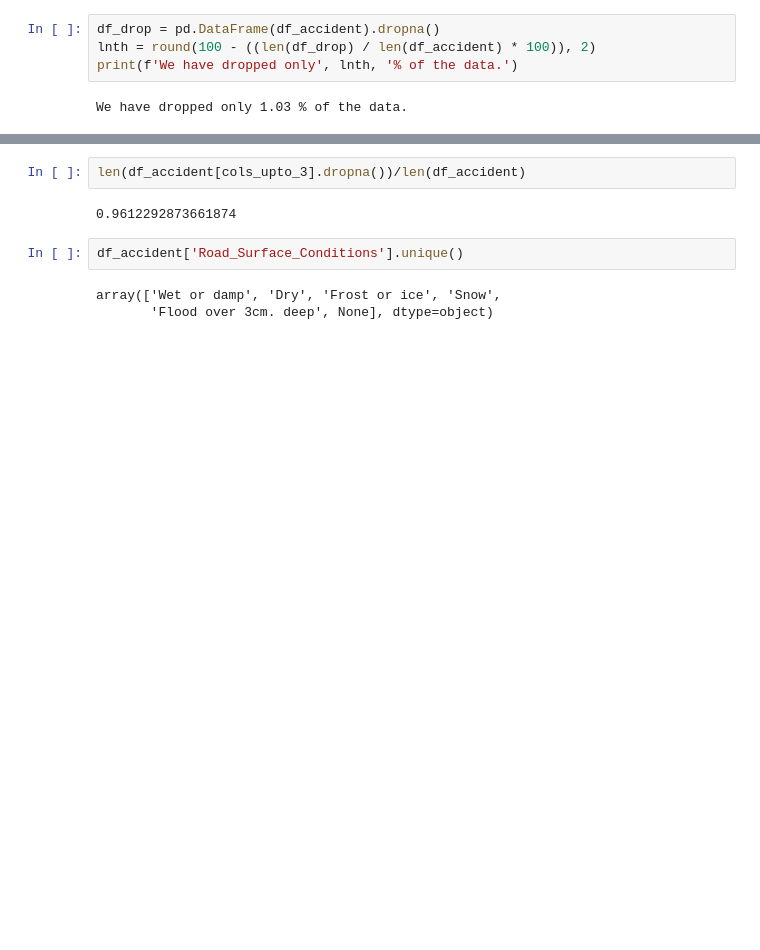
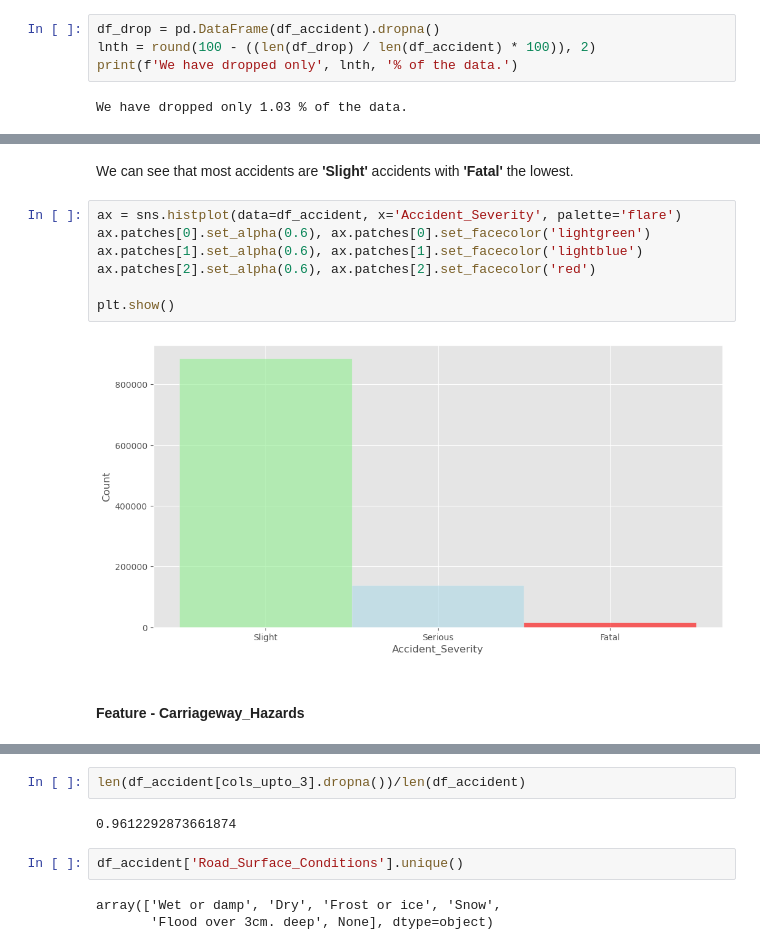
Before and after one commit to kmedri/-Omdena_Predicting_RTC_Severity_main, a Jupyter notebook: Group_1_Predicting_RTC_Severity/Predicting_RTC_Severity.ipynb, the cells around one changed output, grey strips where cells are left out. Cells and saved outputs as stored; diff of their text form; blank space fills up the shorter version.

```diff
--- a/Group_1_Predicting_RTC_Severity/Predicting_RTC_Severity.ipynb
+++ b/Group_1_Predicting_RTC_Severity/Predicting_RTC_Severity.ipynb
@@ -520,0 +612,13 @@ df_accident[cols_upto_3].sample(5)
+# %% [markdown]
+We can see that most accidents are **'Slight'** accidents with **'Fatal'** the lowest.
+# %%
+ax = sns.histplot(data=df_accident, x='Accident_Severity', palette='flare')
+ax.patches[0].set_alpha(0.6), ax.patches[0].set_facecolor('lightgreen')
+ax.patches[1].set_alpha(0.6), ax.patches[1].set_facecolor('lightblue')
+ax.patches[2].set_alpha(0.6), ax.patches[2].set_facecolor('red')
+
+plt.show()
+# %% [output]
+[figure, added]
+# %% [markdown]
+#### Feature - Carriageway_Hazards
```
Also changed, not shown: parts of 38 cells of this notebook, 1 other file.
